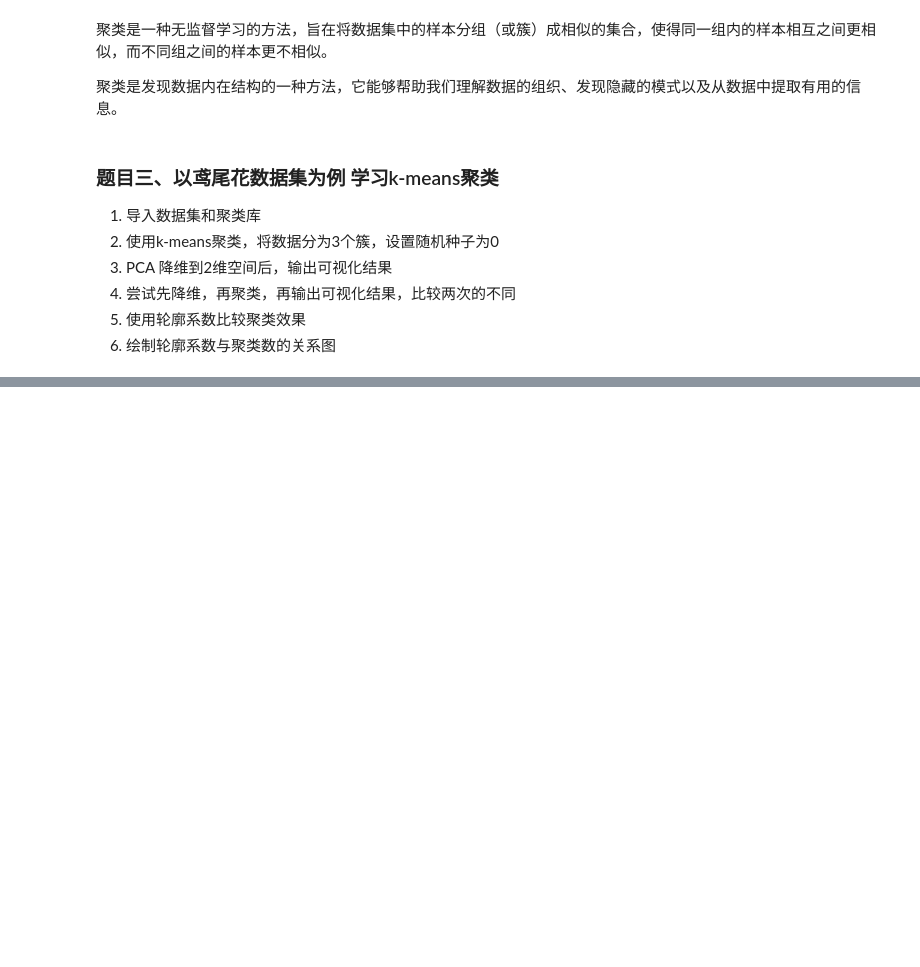
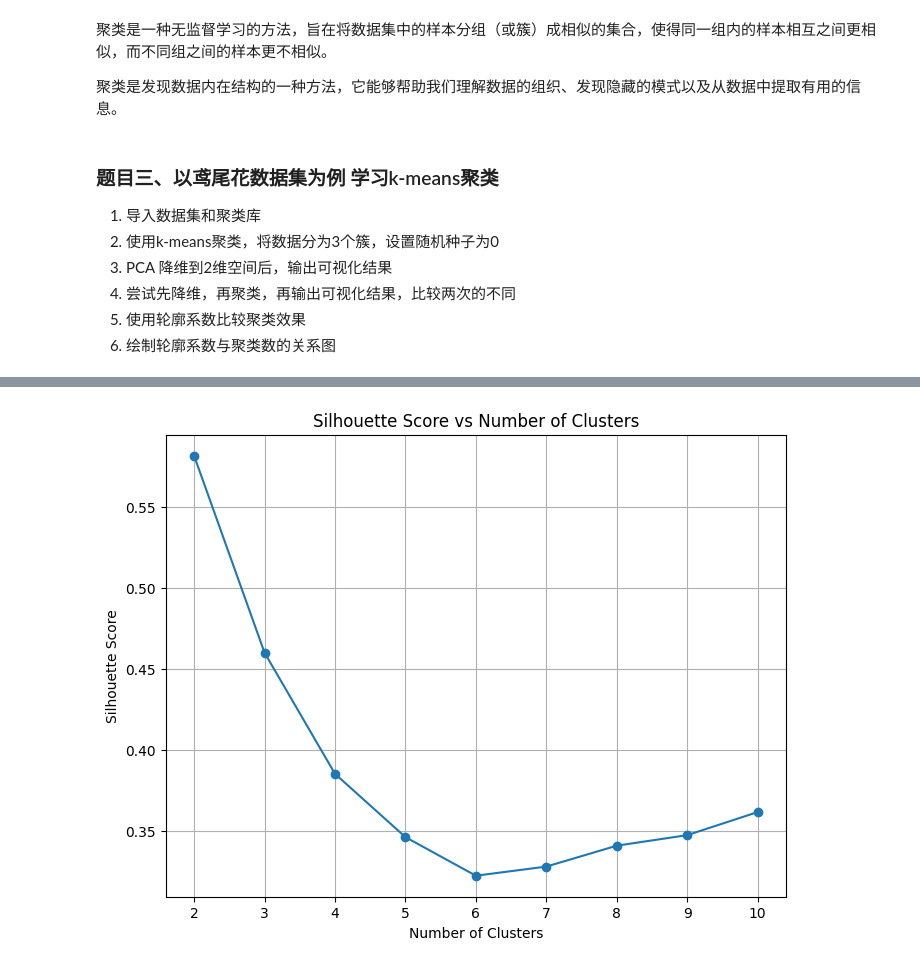
Before and after one commit to alei2024/HomeWork, a Jupyter notebook: Dase_Introduction/Homework10.ipynb, the cells around one changed output, grey strips where cells are left out. Saved outputs shown, nothing was run; the diff lists cells and outputs as text; code cells hidden in the pictures; blank space fills up the shorter version.

```diff
--- a/Dase_Introduction/Homework10.ipynb
+++ b/Dase_Introduction/Homework10.ipynb
@@ -204,0 +259,25 @@ plt.show()
+# %%
+
+### 6. 绘制轮廓系数与聚类数的关系图
+
+
+# 绘制不同聚类数下的轮廓系数
+silhouette_scores = []
+k_range = range(2, 11)
+
+for k in k_range:
+    kmeans = KMeans(n_clusters=k, random_state=0)
+    y_kmeans = kmeans.fit_predict(X_scaled)
+    score = silhouette_score(X_scaled, y_kmeans)
+    silhouette_scores.append(score)
+
+# 绘图
+plt.figure(figsize=(8, 6))
+plt.plot(k_range, silhouette_scores, marker='o')
+plt.title("Silhouette Score vs Number of Clusters")
+plt.xlabel("Number of Clusters")
+plt.ylabel("Silhouette Score")
+plt.grid(True)
+plt.show()
+# %% [output]
+[figure, added]
```
Also changed, not shown: parts of 6 cells of this notebook.
